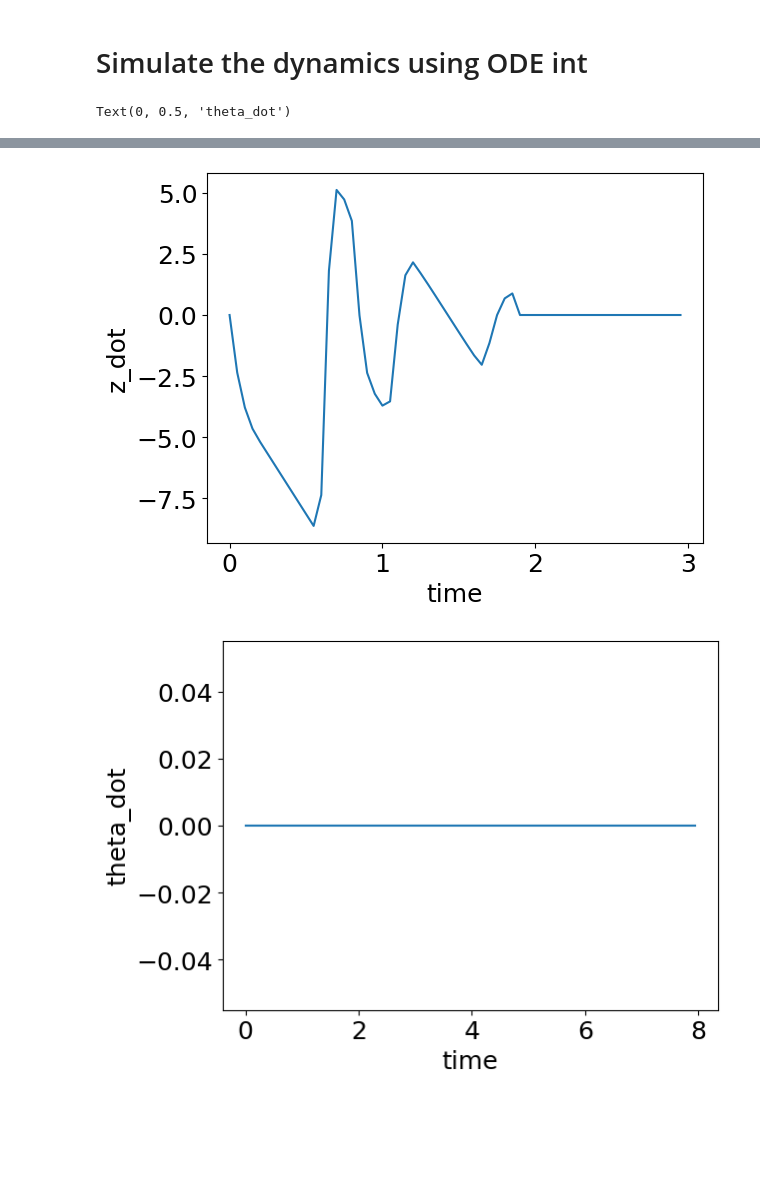
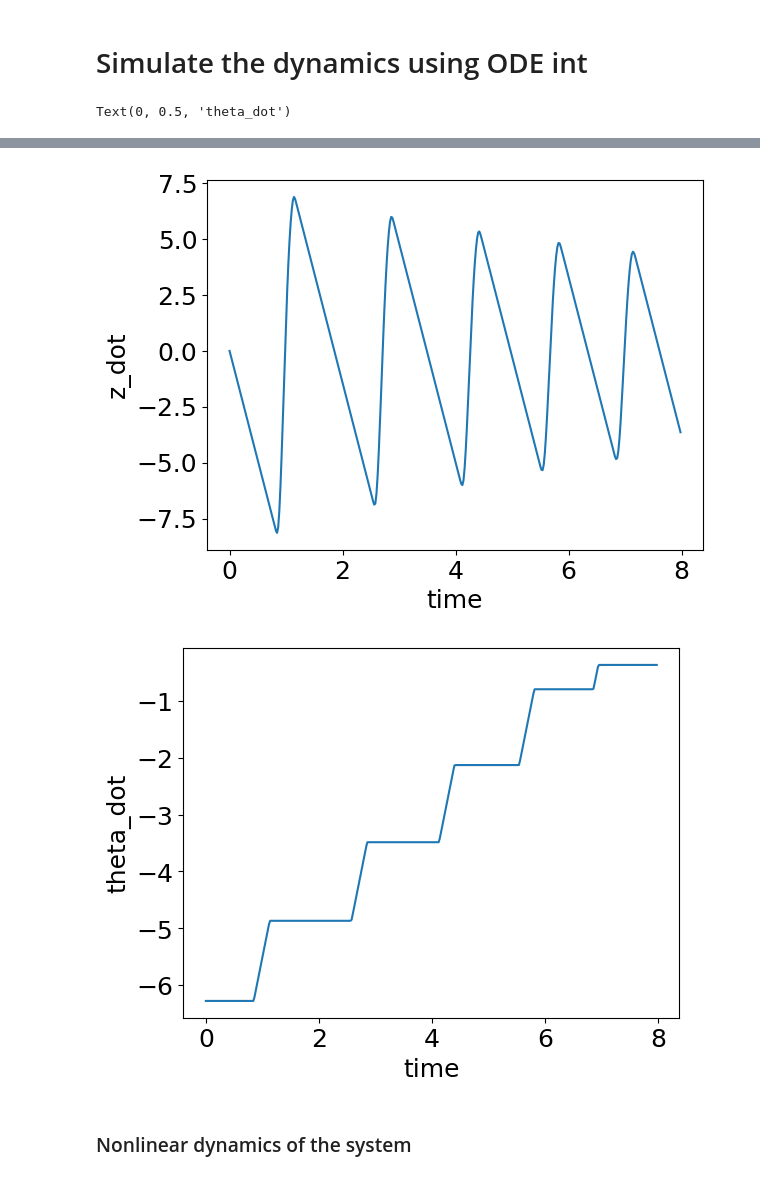
Before and after one commit to tylerjohnbecker/Nonlinear_and_Data_Driven_Estimation, a Jupyter notebook: BouncingBall.ipynb, the cells around one changed output, grey strips where cells are left out. Saved outputs shown, nothing was run; the diff lists cells and outputs as text; code cells hidden in the pictures; blank space fills up the shorter version.

```diff
--- a/BouncingBall.ipynb
+++ b/BouncingBall.ipynb
@@ -277,3 +254,16 @@ def f_sigm_combined(x_vec, u_vec, m=m, g=g, Im=Im, r=r, e=e, mu=mu):
+# %%
+def f_sigm_combined(x_vec, u_vec, m=m, g=g, Im=Im, r=r, e=e, mu=mu, stiffness=100, transition_width=0.05):
+    """
+    Combined dynamics with smooth transition.
+    """
+    alpha = smooth_transition_improved(x_vec[2], r, transition_width)
+
+    f_air = f_in_air(x_vec, u_vec, m, g, Im, r)
+    f_cont = f_impact(x_vec, u_vec, m, g, Im, r, e, mu, stiffness, estimate_damping_from_cor(e, m, stiffness))
+
+    # print(f"  air_x_accel={f_air[1]}, contact_x_accel={f_cont[1]}, blended_x_accel={(alpha * f_air + (1 - alpha) * f_cont)[1]}")
+
+    return alpha * f_air + (1 - alpha) * f_cont
 # %% [markdown]
 # ODE wrapper for the In-Air Dynamics
 # %%
@@ -326,10 +319,10 @@ def u_func(x_vec, tsim, m=m, g=g, r=r, Im=Im, e=e, mu=mu):
     err_z = min( 0, z_dot_desired - z_dot )
     ctrl_z = 10 * err_z
 
-    if x_vec[2] > 1:
-       return [0, ctrl_z, 0]
+    # if x_vec[2] > 1:
+    #    return [0, ctrl_z, 0]
 
     return [0, 0, 0]
 # %%
-delta_t = .05
+delta_t = .02
 tsim = np.arange(0, 8.0, step=delta_t)
@@ -338,7 +329,7 @@ x0 = np.array([0, 1, 4.0, 0, 0, 0])
 # %% [markdown]
 # Simulate the dynamics using ODE int
 # %%
-initial_state = x0
+x0 = np.array([0, 1, 4.0, 0, 0, -2*3.14])
 
 result = odeint(f_ode, x0, tsim, args=(u_func, f_sigm_combined) )
 # %%
@@ -357,12 +348,12 @@ ax3.set_xlabel('time')
 ax3.set_ylabel('x_dot')
 fig2 = plt.figure()
 ax2 = fig2.add_subplot(111)
-ax2.plot(tsim[:-100], sol[:-100,2])
+ax2.plot(tsim, sol[:,2])
 ax2.set_xlabel('time')
 ax2.set_ylabel('z')
 fig3 = plt.figure()
 ax3 = fig3.add_subplot(111)
-ax3.plot(tsim[:-100], sol[:-100,3])
+ax3.plot(tsim, sol[:,3])
 ax3.set_xlabel('time')
 ax3.set_ylabel('z_dot')
 fig3 = plt.figure()
@@ -378,2 +369,2 @@ Text(0, 0.5, 'theta_dot')
-[figure, old version]
+[figure, new version]
-[figure, old version]
+[figure, new version]
@@ -383,0 +371,2 @@ def h(x_vec, u_vec):
+# %% [markdown]
+### Nonlinear dynamics of the system
```
Also changed, not shown: parts of 45 cells of this notebook.
